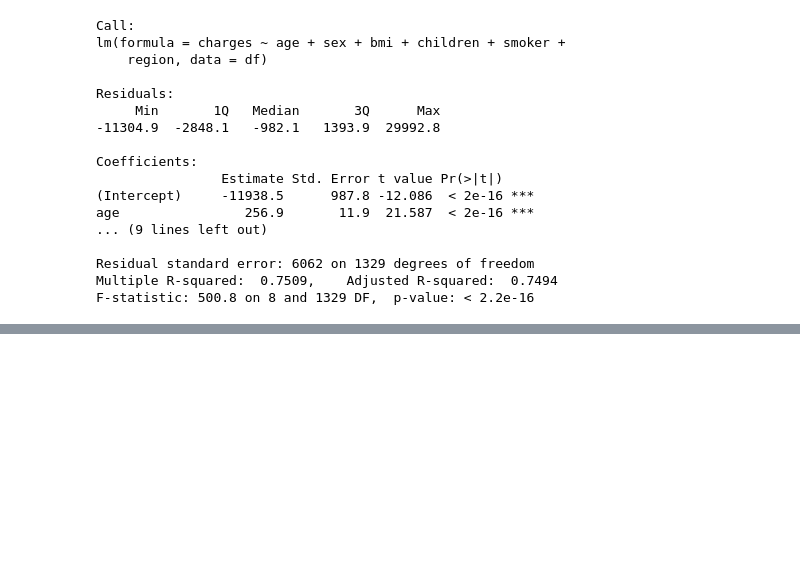
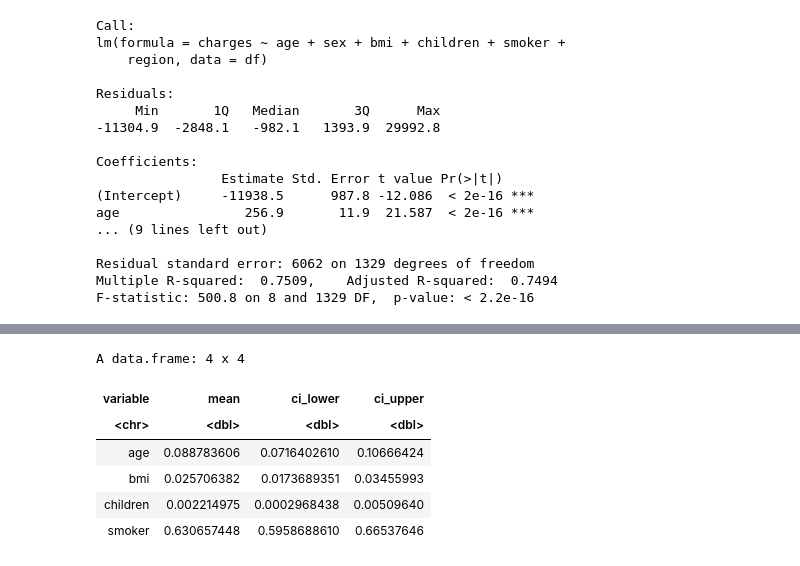
Before and after one commit to cosmicstack/var-explain, a Jupyter notebook: linearReg_R.ipynb, the cells around one changed output, grey strips where cells are left out. Saved outputs shown, nothing was run; the diff lists cells and outputs as text; code cells hidden in the pictures; blank space fills up the shorter version.

```diff
--- a/linearReg_R.ipynb
+++ b/linearReg_R.ipynb
@@ -57,0 +137,16 @@ plot(model)
+# %%
+# Create a summary table
+data.frame(
+  variable = vars,
+  mean = column_means,
+  ci_lower = ci_lower,
+  ci_upper = ci_upper
+)
+# %% [output]
+A data.frame: 4 x 4
+| variable | mean | ci_lower | ci_upper |
+| <chr> | <dbl> | <dbl> | <dbl> |
+| age | 0.088783606 | 0.0716402610 | 0.10666424 |
+| bmi | 0.025706382 | 0.0173689351 | 0.03455993 |
+| children | 0.002214975 | 0.0002968438 | 0.00509640 |
+| smoker | 0.630657448 | 0.5958688610 | 0.66537646 |
```
Also changed, not shown: parts of 15 cells of this notebook.
